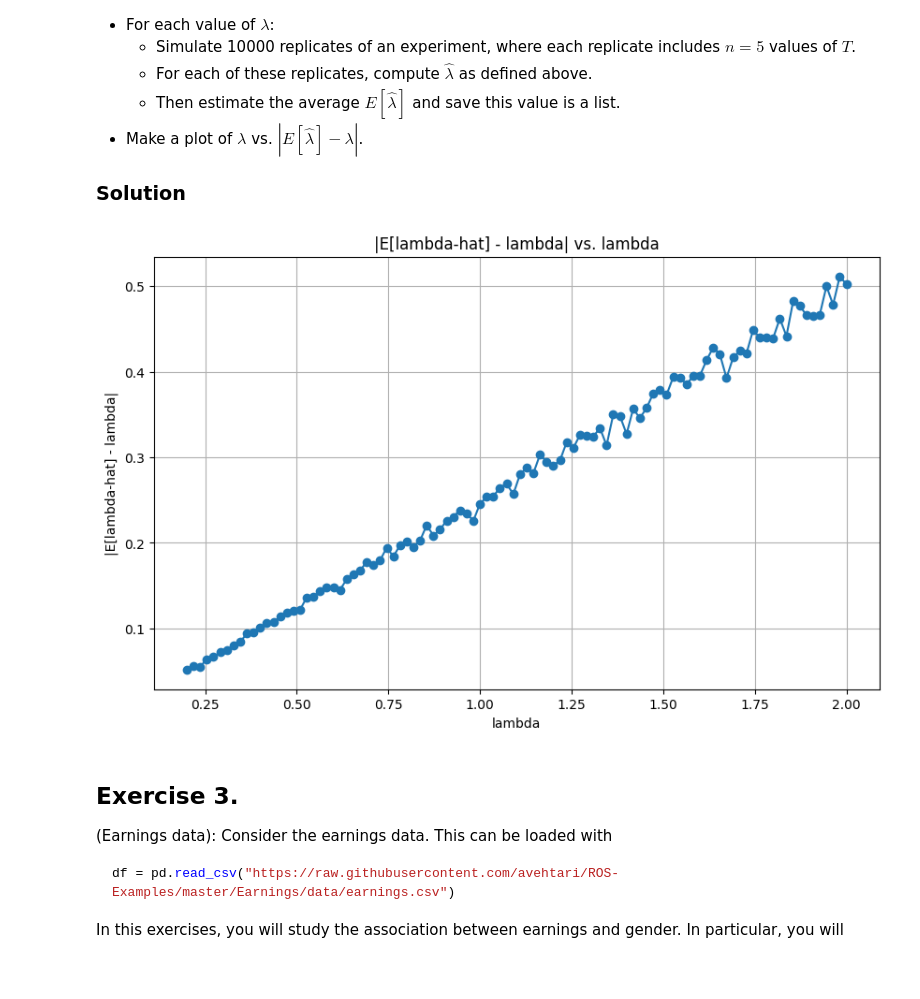
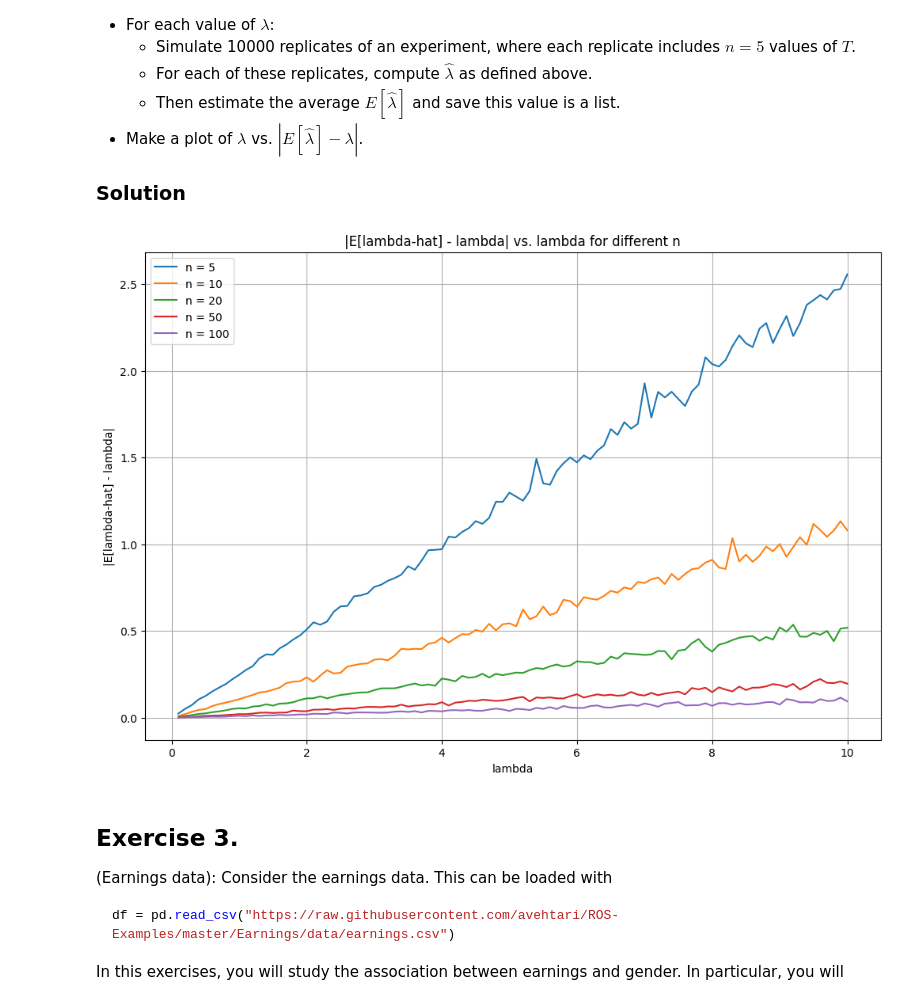
Before and after one commit to alexcraig043/math-50, a Jupyter notebook: homeworks/hw4.ipynb, the cells around one changed output. Drawn from its saved outputs; the diff is of its cells as text; code cells hidden in the pictures; blank space fills up the shorter version.

```diff
--- a/homeworks/hw4.ipynb
+++ b/homeworks/hw4.ipynb
@@ -122,45 +167,51 @@ The goal of the first part of this problem is to show, using simulations, that t
 # %%
 import numpy as np
 import matplotlib.pyplot as plt
 
 # Number of lambda values
 num_lambdas = 100
 
 # Number of replicates per lambda
 num_replicates = 10000
 
 # Create a list of 100 lambda values
-lambdas = np.linspace(0.2, 2, num_lambdas)
+lambdas = np.linspace(0.1, 10, num_lambdas)
 
-# Number of T values per replicate
-n = 5
+# List of n values to compare
+n_values = [5, 10, 20, 50, 100]
 
-# Initialize a list to store the average estimated lambdas
-average_estimated_lambdas = []
+# Initialize the figure
+plt.figure(figsize=(12,8))
 
-for l in lambdas:
-    # Simulate 10000 replicates of n values of T
-    T_values = np.random.exponential(scale=1/l, size=(num_replicates, n))
+# Loop over n values and generate plots
+for n in n_values:
+    # Initialize a list to store the average estimated lambdas for current n
+    average_estimated_lambdas = []
+    for l in lambdas:
+        # Simulate num_replicates of n values of T for current lambda
+        T_values = np.random.exponential(scale=1/l, size=(num_replicates, n))
 
-    # Compute lambda hat for each replicate
-    lambda_hats = n / np.sum(T_values, axis=1)
+        # Compute lambda hat for each replicate
+        lambda_hats = n / np.sum(T_values, axis=1)
 
-    # Compute the average of lambda hat and store in the list
-    average_estimated_lambdas.append(np.mean(lambda_hats))
+        # Compute the average of lambda hat and store in the list
+        average_estimated_lambdas.append(np.mean(lambda_hats))
 
-# Calculate absolute differences
-differences = np.abs(np.array(average_estimated_lambdas) - lambdas)
+    # Calculate absolute differences for current n
+    differences = np.abs(np.array(average_estimated_lambdas) - lambdas)
 
-# Plotting
-plt.figure(figsize=(10,6))
-plt.plot(lambdas, differences, '-o')
-plt.title('|E[lambda-hat] - lambda| vs. lambda')
+    # Plotting
+    plt.plot(lambdas, differences, label=f'n = {n}')
+
+# Setting the title, labels, and showing the legend
+plt.title('|E[lambda-hat] - lambda| vs. lambda for different n')
 plt.xlabel('lambda')
 plt.ylabel('|E[lambda-hat] - lambda|')
 plt.grid(True)
+plt.legend()
 plt.show()
 # %% [output]
-[figure, old version]
+[figure, new version]
 # %% [markdown]
 ## Exercise 3.
 (Earnings data): Consider the earnings data. This can be loaded with
```
Also changed, not shown: parts of 3 cells of this notebook, 3 other files.
